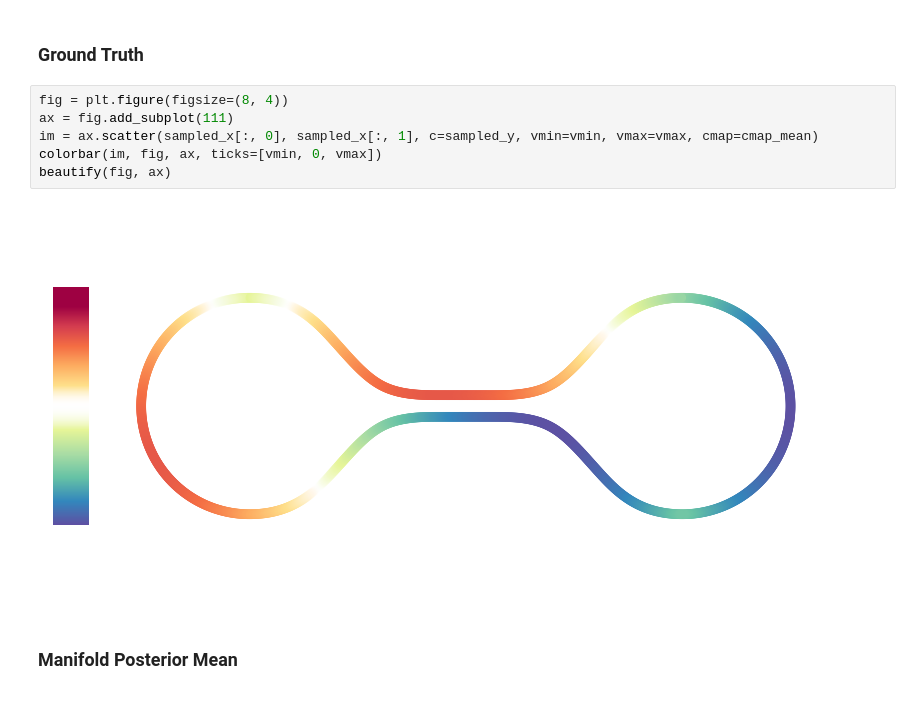
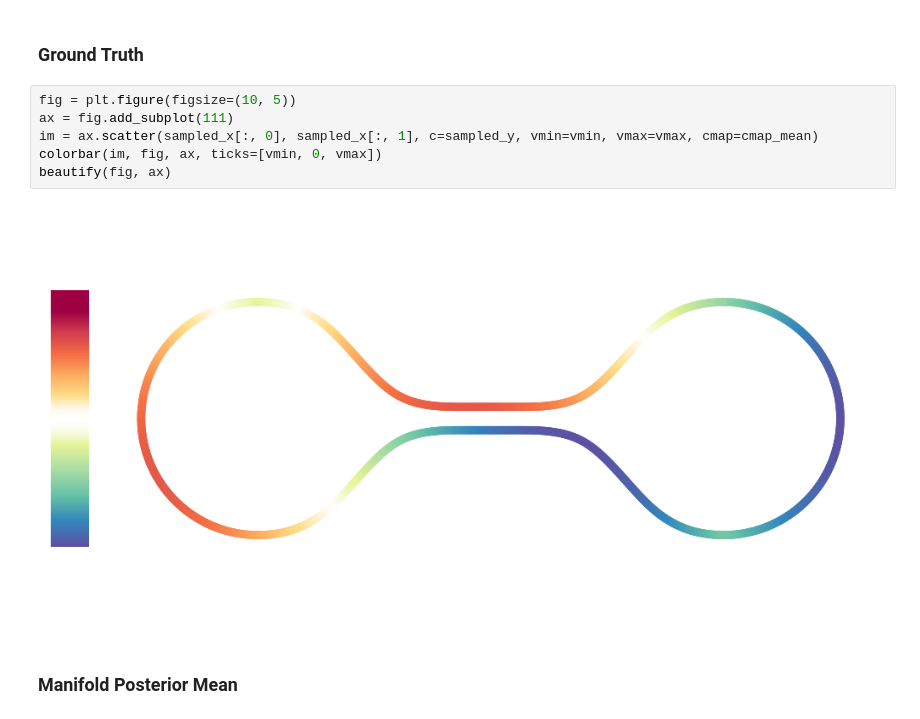
Before and after one commit to nash169/manifold-gp, a Jupyter notebook: examples/1D_semisupervised_learning.ipynb, the cells around one changed output. Drawn from its saved outputs; the diff is of its cells as text.

```diff
--- a/examples/1D_semisupervised_learning.ipynb
+++ b/examples/1D_semisupervised_learning.ipynb
@@ -201,13 +191,13 @@ cmap_feature = colormap_diverging(colormap='Spectral_r', vmin=feature_ambient.mi
 # %% [markdown]
 ### Ground Truth
 # %%
-fig = plt.figure(figsize=(8, 4))
+fig = plt.figure(figsize=(10, 5))
 ax = fig.add_subplot(111)
 im = ax.scatter(sampled_x[:, 0], sampled_x[:, 1], c=sampled_y, vmin=vmin, vmax=vmax, cmap=cmap_mean)
 colorbar(im, fig, ax, ticks=[vmin, 0, vmax])
 beautify(fig, ax)
 # %% [output]
-[figure, old version]
+[figure, new version]
 # %% [markdown]
 ### Manifold Posterior Mean
 # %%
```
Also changed, not shown: parts of 15 cells of this notebook, 23 other files.
